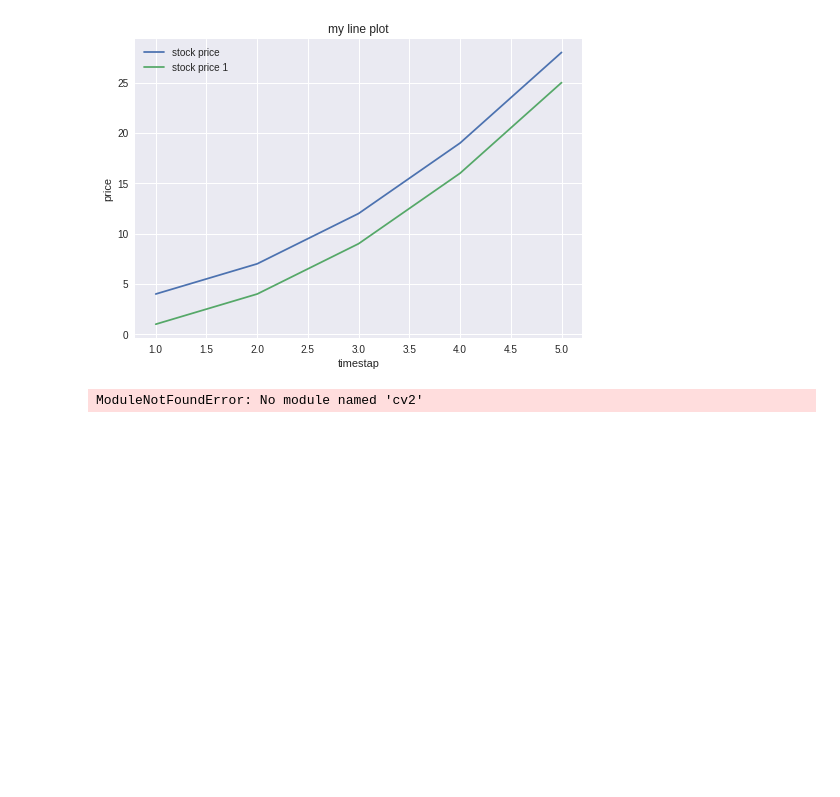
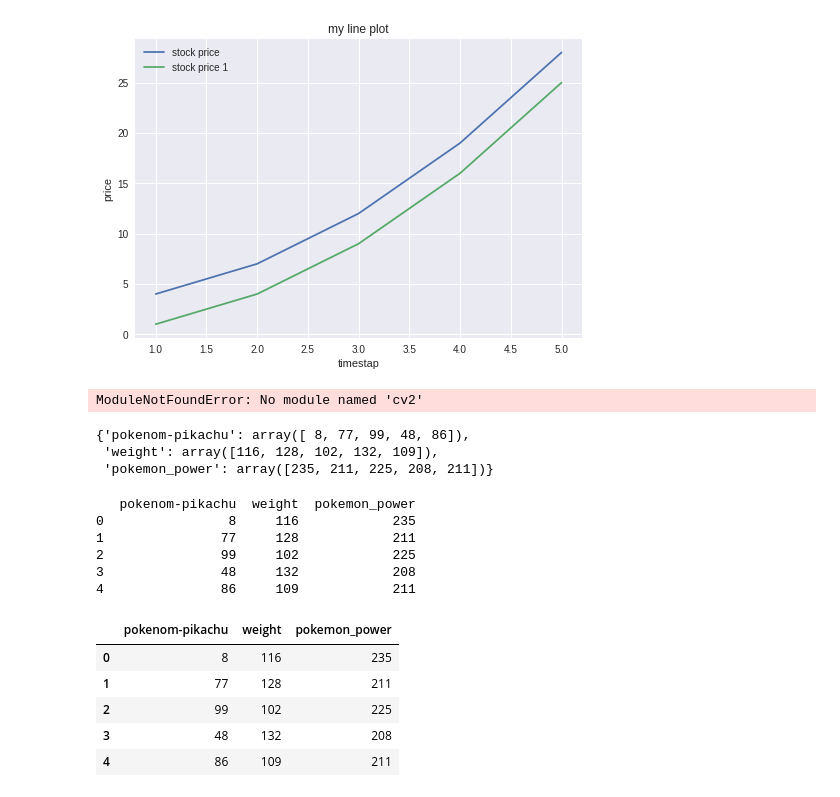
Before and after one commit to stali1234/machine-learning-tricks, a Jupyter notebook: Untitled.ipynb, the cells around one changed output. Saved outputs shown, nothing was run; the diff lists cells and outputs as text; code cells hidden in the pictures; blank space fills up the shorter version.

```diff
--- a/Untitled.ipynb
+++ b/Untitled.ipynb
@@ -144,3 +144,36 @@ plt.show()
  import cv2
 # %% [output]
 ModuleNotFoundError: No module named 'cv2'
+# %%
+import pandas
+pokemons = {
+    "pokenom-pikachu" : np.random.randint(1,100,5),
+    "weight" :np.random.randint(50,150,5),
+    "pokemon_power" : np.random.randint(200,250,5)
+}
+# %%
+pokemons
+# %% [output]
+{'pokenom-pikachu': array([ 8, 77, 99, 48, 86]),
+ 'weight': array([116, 128, 102, 132, 109]),
+ 'pokemon_power': array([235, 211, 225, 208, 211])}
+# %%
+import pandas as pd
+df = pd.DataFrame(pokemons)
+print(df)
+# %% [output]
+   pokenom-pikachu  weight  pokemon_power
+0                8     116            235
+1               77     128            211
+2               99     102            225
+3               48     132            208
+4               86     109            211
+# %%
+df.head()
+# %% [output]
+|  | pokenom-pikachu | weight | pokemon_power |
+| 0 | 8 | 116 | 235 |
+| 1 | 77 | 128 | 211 |
+| 2 | 99 | 102 | 225 |
+| 3 | 48 | 132 | 208 |
+| 4 | 86 | 109 | 211 |
```
Also changed, not shown: parts of 2 cells of this notebook.
